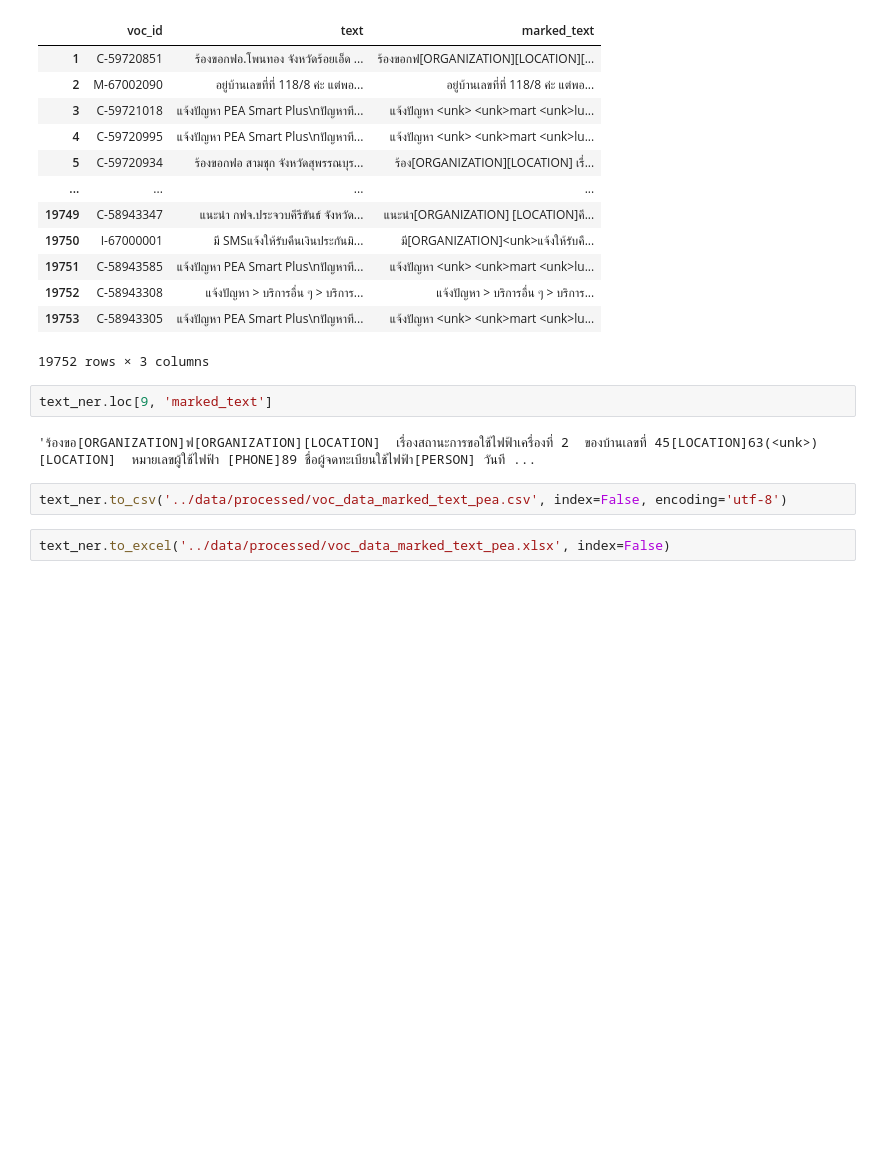
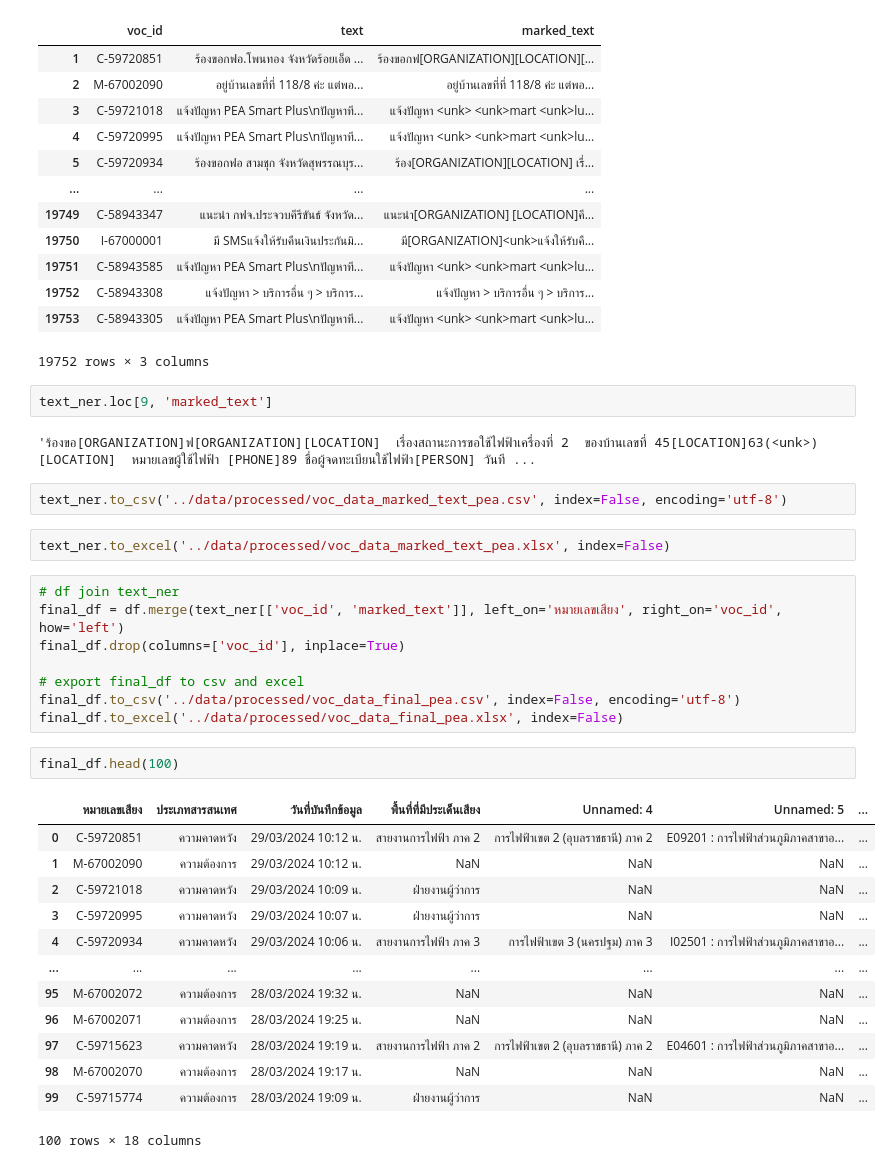
Before and after one commit to master0slave/poc-privacy-preserving-voc-data, a Jupyter notebook: notebooks/nb01-np-text-masking.ipynb, the cells around one changed output. Drawn from its saved outputs; the diff is of its cells as text; blank space fills up the shorter version.

```diff
--- a/notebooks/nb01-np-text-masking.ipynb
+++ b/notebooks/nb01-np-text-masking.ipynb
@@ -205,3 +205,27 @@ text_ner.loc[9, 'marked_text']
 text_ner.to_csv('../data/processed/voc_data_marked_text_pea.csv', index=False, encoding='utf-8')
 # %%
 text_ner.to_excel('../data/processed/voc_data_marked_text_pea.xlsx', index=False)
+# %%
+# df join text_ner
+final_df = df.merge(text_ner[['voc_id', 'marked_text']], left_on='หมายเลขเสียง', right_on='voc_id', how='left')
+final_df.drop(columns=['voc_id'], inplace=True)
+
+# export final_df to csv and excel
+final_df.to_csv('../data/processed/voc_data_final_pea.csv', index=False, encoding='utf-8')
+final_df.to_excel('../data/processed/voc_data_final_pea.xlsx', index=False)
+# %%
+final_df.head(100)
+# %% [output]
+|  | หมายเลขเสียง | ประเภทสารสนเทศ | วันที่บันทึกข้อมูล | พื้นที่ที่มีประเด็นเสียง | Unnamed: 4 | Unnamed: 5 | ... |
+| 0 | C-59720851 | ความคาดหวัง | 29/03/2024 10:12 น. | สายงานการไฟฟ้า ภาค 2 | การไฟฟ้าเขต 2 (อุบลราชธานี) ภาค 2 | E09201 : การไฟฟ้าส่วนภูมิภาคสาขาอ... | ... |
+| 1 | M-67002090 | ความต้องการ | 29/03/2024 10:12 น. | NaN | NaN | NaN | ... |
+| 2 | C-59721018 | ความคาดหวัง | 29/03/2024 10:09 น. | ฝ่ายงานผู้ว่าการ | NaN | NaN | ... |
+| 3 | C-59720995 | ความคาดหวัง | 29/03/2024 10:07 น. | ฝ่ายงานผู้ว่าการ | NaN | NaN | ... |
+| 4 | C-59720934 | ความคาดหวัง | 29/03/2024 10:06 น. | สายงานการไฟฟ้า ภาค 3 | การไฟฟ้าเขต 3 (นครปฐม) ภาค 3 | I02501 : การไฟฟ้าส่วนภูมิภาคสาขาอ... | ... |
+| ... | ... | ... | ... | ... | ... | ... | ... |
+| 95 | M-67002072 | ความต้องการ | 28/03/2024 19:32 น. | NaN | NaN | NaN | ... |
+| 96 | M-67002071 | ความต้องการ | 28/03/2024 19:25 น. | NaN | NaN | NaN | ... |
+| 97 | C-59715623 | ความคาดหวัง | 28/03/2024 19:19 น. | สายงานการไฟฟ้า ภาค 2 | การไฟฟ้าเขต 2 (อุบลราชธานี) ภาค 2 | E04601 : การไฟฟ้าส่วนภูมิภาคสาขาอ... | ... |
+| 98 | M-67002070 | ความต้องการ | 28/03/2024 19:17 น. | NaN | NaN | NaN | ... |
+| 99 | C-59715774 | ความต้องการ | 28/03/2024 19:09 น. | ฝ่ายงานผู้ว่าการ | NaN | NaN | ... |
+100 rows × 18 columns
```
Also changed, not shown: parts of 5 cells of this notebook.
